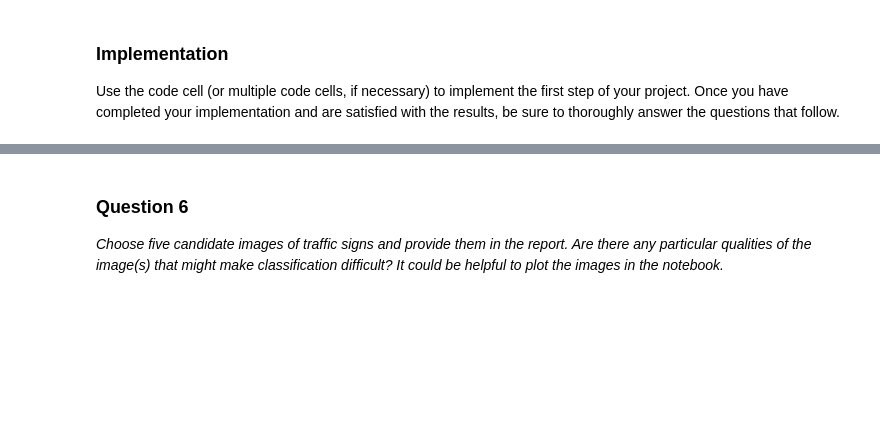
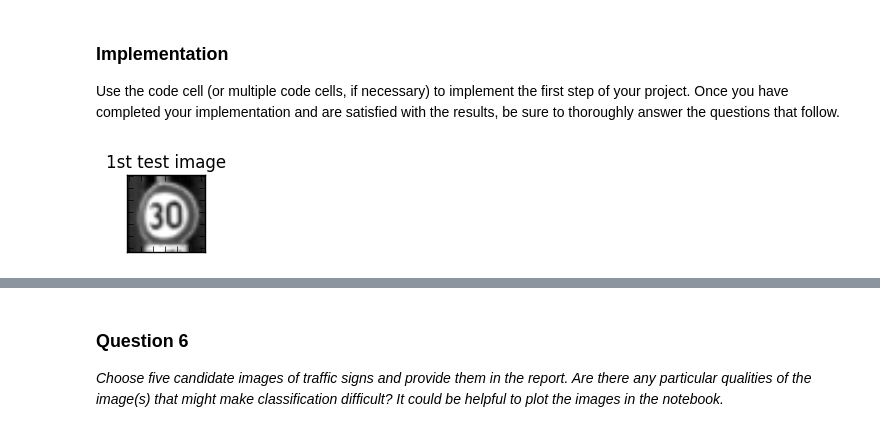
Before and after one commit to tw00/CarND-Traffic-Sign-Classifier-Project, a Jupyter notebook: Traffic_Sign_Classifier.ipynb, the cells around one changed output, grey strips where cells are left out. Saved outputs shown, nothing was run; the diff lists cells and outputs as text; code cells hidden in the pictures; blank space fills up the shorter version.

```diff
--- a/Traffic_Sign_Classifier.ipynb
+++ b/Traffic_Sign_Classifier.ipynb
@@ -263,7 +279,6 @@ def normalize_rgb(image_data):
 import skimage
 from sklearn.model_selection import train_test_split
 from sklearn.utils import shuffle
-from skimage.color import rgb2luv
 
 with open(training_file, mode='rb') as f:
     train = pickle.load(f)
@@ -275,7 +290,7 @@ X_test, y_test = test['features'], test['labels']
 
 # Get randomized datasets for training and validation
 X_train, X_valid, y_train, y_valid = train_test_split(
-    X_train/255.0,
+    X_train.astype(float)/255.0,
     y_train,
     test_size=0.05,
     random_state=832289)
@@ -284,24 +299,36 @@ X_train, X_valid, y_train, y_valid = train_test_split(
 X_train, y_train = shuffle(X_train, y_train)
 
 # Generate additional images
-N_ADDITIONAL_IMG = 10
+N_ADDITIONAL_IMG = 100000
 
 switcher = {
     0: mod_lighting,
-    1: mod_blur,
-    2: mod_rotate,
+    1: mod_rotate,
+    2: mod_blur,
 }
 n_train = len(X_train)
 
-for index in range(0,N_ADDITIONAL_IMG):
-    index = random.randint(0, n_train)
+X_train_new = np.empty((X_train.shape[0] + N_ADDITIONAL_IMG + 1, *X_train.shape[1:end]))
+X_train_new[1:n_train+1, :, :, :] = X_train;
+y_train_new = np.empty(len(y_train) + N_ADDITIONAL_IMG + 1)
+y_train_new[1:n_train+1] = y_train;
+
+for i in range(0,N_ADDITIONAL_IMG):
+    index = random.randint(0, n_train-1)
     # randomly choose between different image modifiers
     func = switcher.get(random.randint(0,2))
     label_new = y_train[index];
     img_new = func(X_train[index])
-    X_train = np.concatenate((X_train, [img_new]), axis=0)
-    y_train = np.append(y_train, label_new)
+    X_train_new[n_train + i + 1, :, :, :] = img_new;
+    y_train_new[n_train + i + 1] = label_new;
+#    X_train = np.concatenate((X_train, [img_new]), axis=0)
+#    y_train = np.append(y_train, label_new)
+    if not index % 500:
+        print(".", end="", flush=True)
     # plot_image(img_new, "new") # uncomment to see generated images
+
+X_train = X_train_new
+y_train = y_train_new
 
 print()
 print("Image Shape: {}".format(X_train[0].shape))
@@ -312,12 +346,18 @@ print("Test Set:       {} samples".format(len(X_test)))
 # %%
+def preprocess_img(img):
+    img = rgb2yuv(img) # convert to YUV colorspace
+    img[:,:,0] = img[:,:,0] - 0.5; # remove mean
+    return img
+
 for index in range(len(X_train)):
-    X_train[index] = rgb2luv(X_train[index])
+    X_train[index] = preprocess_img(X_train[index])
 
 for index in range(len(X_valid)):
-    X_valid[index] = rgb2luv(X_valid[index])
+    X_valid[index] = preprocess_img(X_valid[index])
 
+X_test = X_test.astype(float) / 255.0;
 for index in range(len(X_test)):
-    X_test[index] = rgb2luv(X_test[index])
+    X_test[index] = preprocess_img(X_test[index])
 
-print("Done converting to LUV color space")
+print("Done converting to YUV color space")
 # %% [output]
@@ -597,6 +681,9 @@ Use the code cell (or multiple code cells, if necessary) to implement the first
 # %%
 ### Load the images and plot them here.
 ### Feel free to use as many code cells as needed.
+plot_image(X_test[1,:,:,0], "1st test image", gray=True)
+# %% [output]
+[figure, added]
 # %%
 with tf.Session() as sess:
     # lenet_traffic_sign
```
Also changed, not shown: parts of 30 cells of this notebook.
